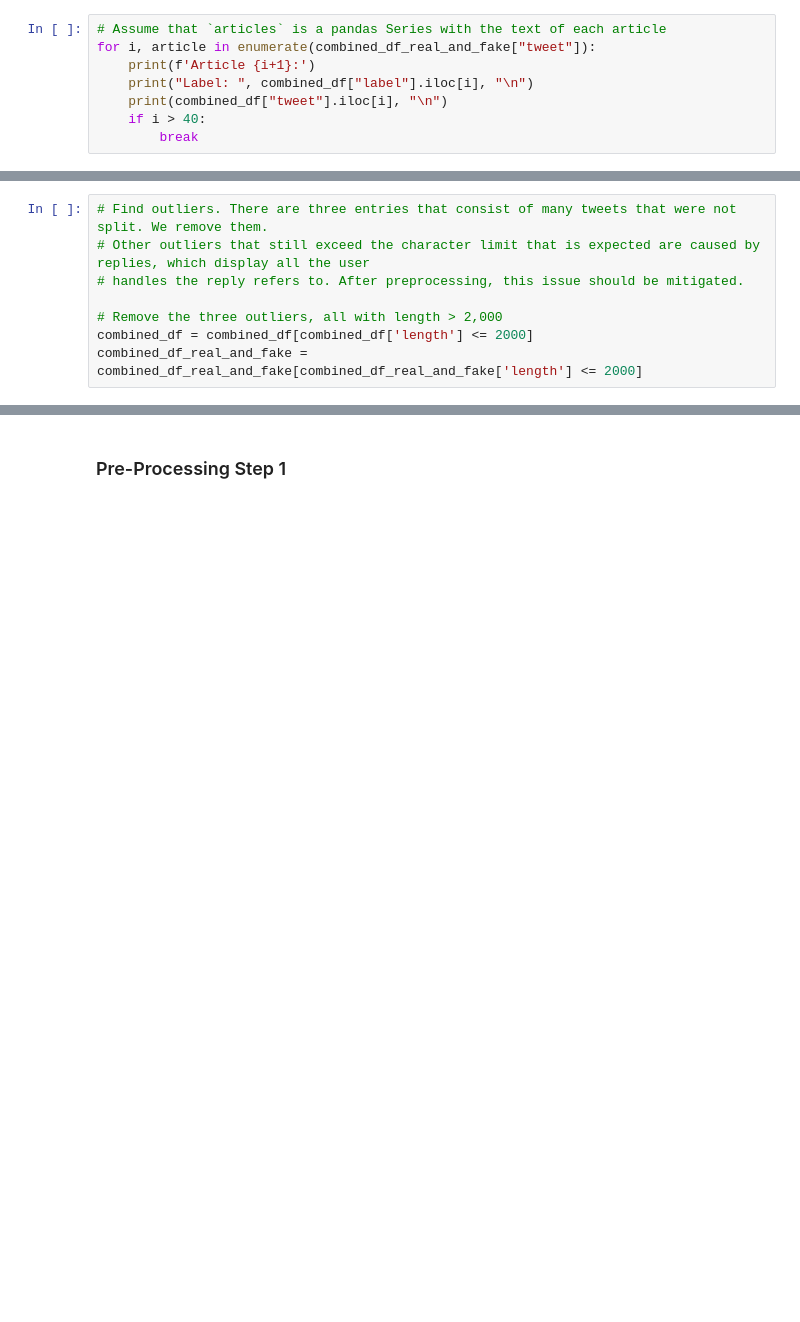
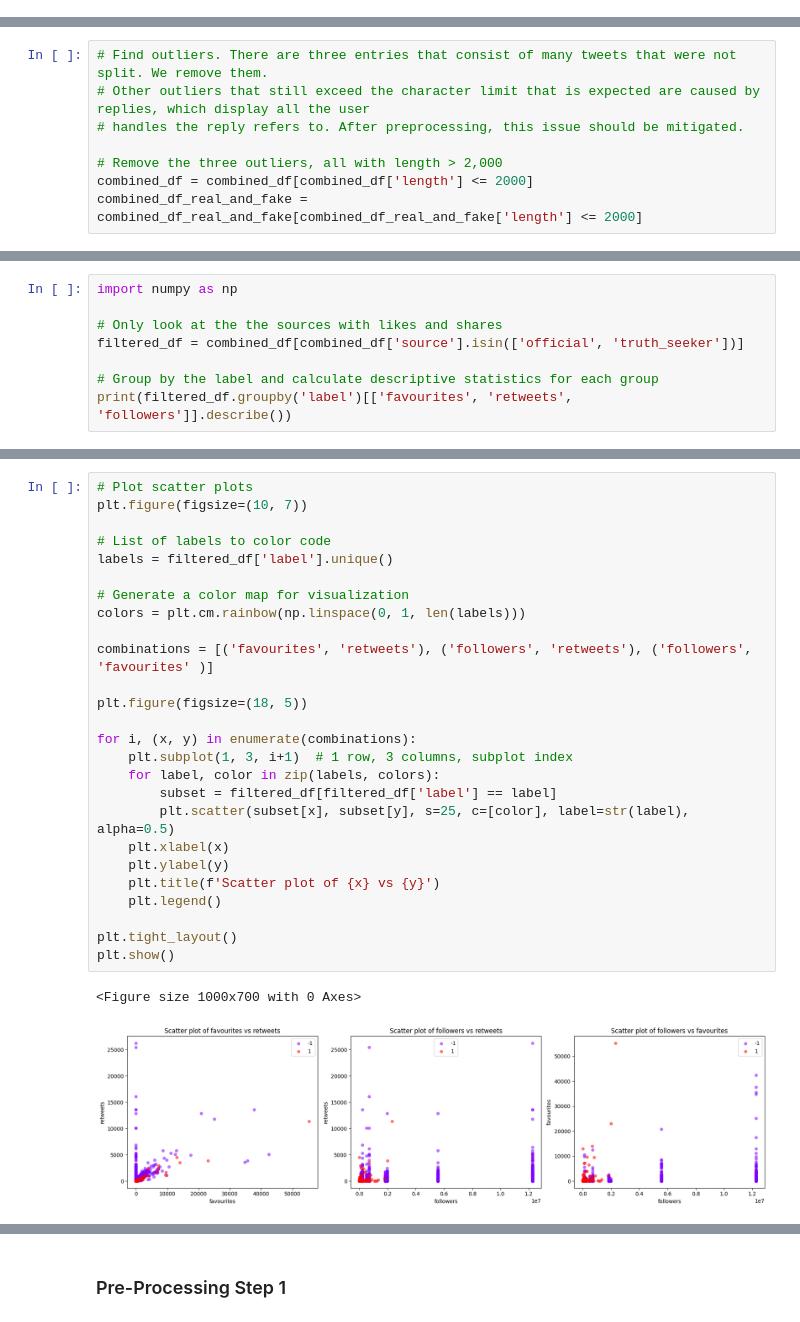
Before and after one commit to maximiliansteu/dissertation, a Jupyter notebook: feature_extraction.ipynb, the cells around one changed output, grey strips where cells are left out. Drawn from its saved outputs; the diff is of its cells as text; blank space fills up the shorter version.

Commit message:
added likes shares investigation

```diff
--- a/feature_extraction.ipynb
+++ b/feature_extraction.ipynb
@@ -192,8 +218,0 @@ Says Rudy Giuliani "bought $2M in shares of Novartis, a primary supplier of hydr
-# %%
-# Assume that `articles` is a pandas Series with the text of each article
-for i, article in enumerate(combined_df_real_and_fake["tweet"]):
-    print(f'Article {i+1}:')
-    print("Label: ", combined_df["label"].iloc[i], "\n")
-    print(combined_df["tweet"].iloc[i], "\n")
-    if i > 40:
-        break
@@ -331,0 +355,8 @@ plt.show()
+# %%
+import numpy as np
+
+# Only look at the the sources with likes and shares
+filtered_df = combined_df[combined_df['source'].isin(['official', 'truth_seeker'])]
+
+# Group by the label and calculate descriptive statistics for each group
+print(filtered_df.groupby('label')[['favourites', 'retweets', 'followers']].describe())
@@ -331,0 +383,29 @@ plt.show()
+# %%
+# Plot scatter plots
+plt.figure(figsize=(10, 7))
+
+# List of labels to color code
+labels = filtered_df['label'].unique()
+
+# Generate a color map for visualization
+colors = plt.cm.rainbow(np.linspace(0, 1, len(labels)))
+
+combinations = [('favourites', 'retweets'), ('followers', 'retweets'), ('followers', 'favourites' )]
+
+plt.figure(figsize=(18, 5))
+
+for i, (x, y) in enumerate(combinations):
+    plt.subplot(1, 3, i+1)  # 1 row, 3 columns, subplot index
+    for label, color in zip(labels, colors):
+        subset = filtered_df[filtered_df['label'] == label]
+        plt.scatter(subset[x], subset[y], s=25, c=[color], label=str(label), alpha=0.5)
+    plt.xlabel(x)
+    plt.ylabel(y)
+    plt.title(f'Scatter plot of {x} vs {y}')
+    plt.legend()
+
+plt.tight_layout()
+plt.show()
+# %% [output]
+<Figure size 1000x700 with 0 Axes>
+[figure, added]
```
Also changed, not shown: parts of 40 cells of this notebook, 2 other files.
